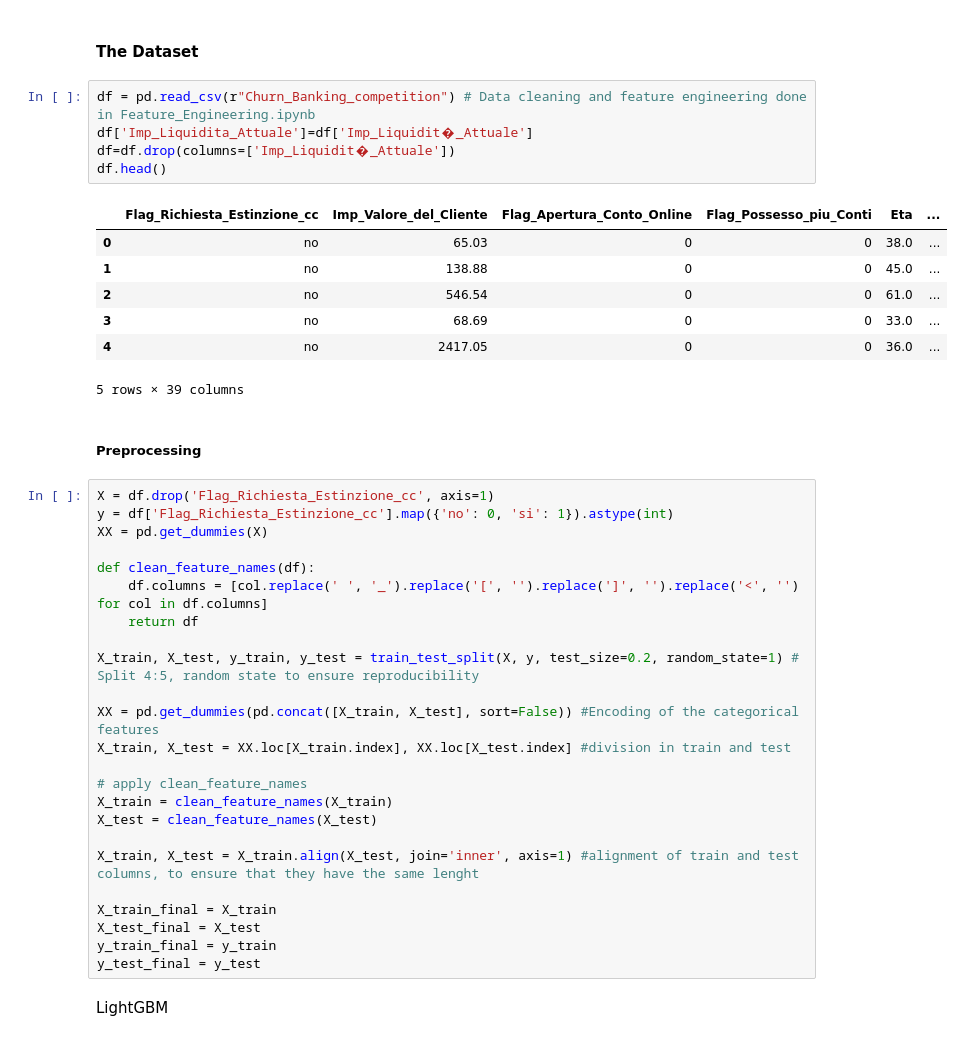
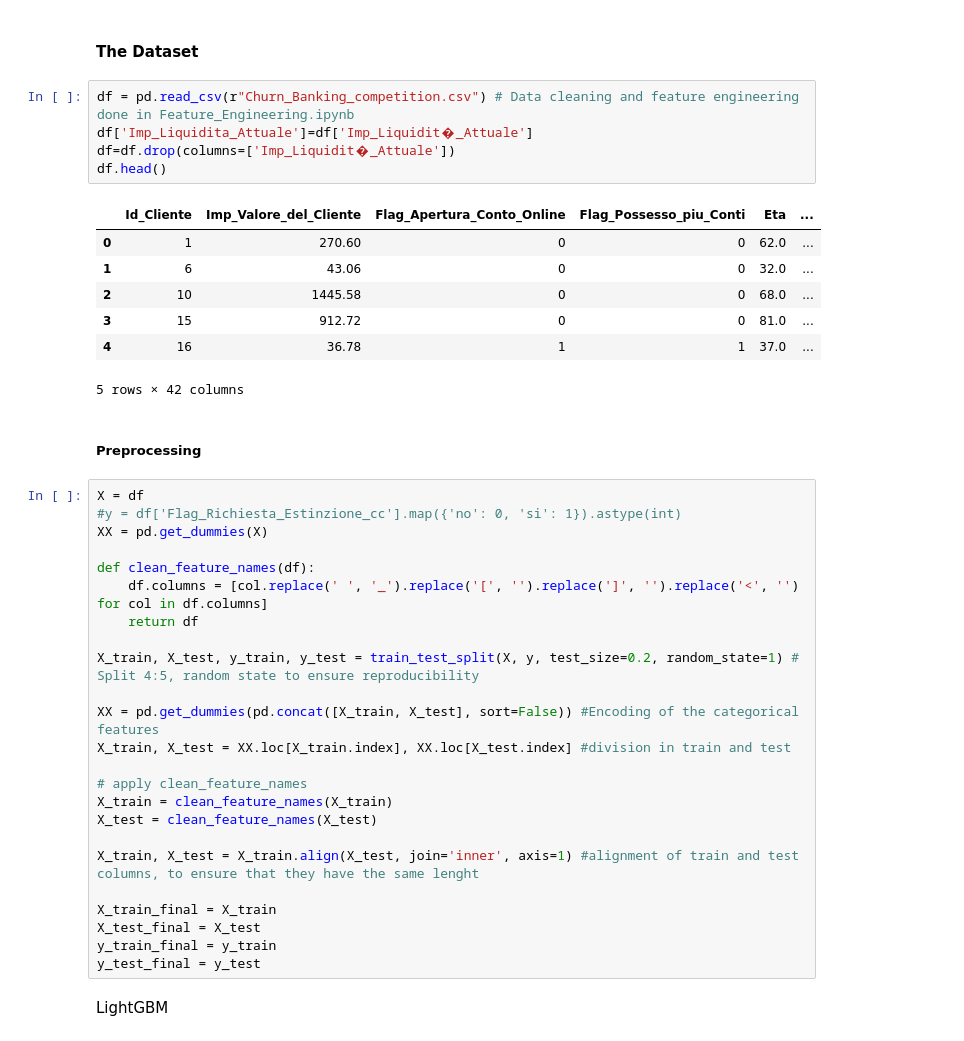
Before and after one commit to emanueleiacca/Analysis-on-Churn-Banking-Modeling-Dataset, a Jupyter notebook: Competition/competition model.ipynb, the cells around one changed output. Cells and saved outputs as stored; diff of their text form.

```diff
--- a/Competition/competition model.ipynb
+++ b/Competition/competition model.ipynb
@@ -27,23 +27,23 @@ c:\Users\emanu\Analysis-on-Churn-Banking-Modeling-Dataset\.venv\Scripts\python.e
 # %% [markdown]
 #### The Dataset
 # %%
-df = pd.read_csv(r"Churn_Banking_competition") # Data cleaning and feature engineering done in Feature_Engineering.ipynb
+df = pd.read_csv(r"Churn_Banking_competition.csv") # Data cleaning and feature engineering done in Feature_Engineering.ipynb
 df['Imp_Liquidita_Attuale']=df['Imp_Liquidit�_Attuale']
 df=df.drop(columns=['Imp_Liquidit�_Attuale'])
 df.head()
 # %% [output]
-|  | Flag_Richiesta_Estinzione_cc | Imp_Valore_del_Cliente | Flag_Apertura_Conto_Online | Flag_Possesso_piu_Conti | Eta | ... |
-| 0 | no | 65.03 | 0 | 0 | 38.0 | ... |
-| 1 | no | 138.88 | 0 | 0 | 45.0 | ... |
-| 2 | no | 546.54 | 0 | 0 | 61.0 | ... |
-| 3 | no | 68.69 | 0 | 0 | 33.0 | ... |
-| 4 | no | 2417.05 | 0 | 0 | 36.0 | ... |
+|  | Id_Cliente | Imp_Valore_del_Cliente | Flag_Apertura_Conto_Online | Flag_Possesso_piu_Conti | Eta | ... |
+| 0 | 1 | 270.60 | 0 | 0 | 62.0 | ... |
+| 1 | 6 | 43.06 | 0 | 0 | 32.0 | ... |
+| 2 | 10 | 1445.58 | 0 | 0 | 68.0 | ... |
+| 3 | 15 | 912.72 | 0 | 0 | 81.0 | ... |
+| 4 | 16 | 36.78 | 1 | 1 | 37.0 | ... |
-5 rows × 39 columns
+5 rows × 42 columns
 # %% [markdown]
 ##### Preprocessing
 # %%
-X = df.drop('Flag_Richiesta_Estinzione_cc', axis=1)
-y = df['Flag_Richiesta_Estinzione_cc'].map({'no': 0, 'si': 1}).astype(int)
+X = df
+#y = df['Flag_Richiesta_Estinzione_cc'].map({'no': 0, 'si': 1}).astype(int)
 XX = pd.get_dummies(X)
 
 def clean_feature_names(df):
```
Also changed, not shown: parts of 2 cells of this notebook.
